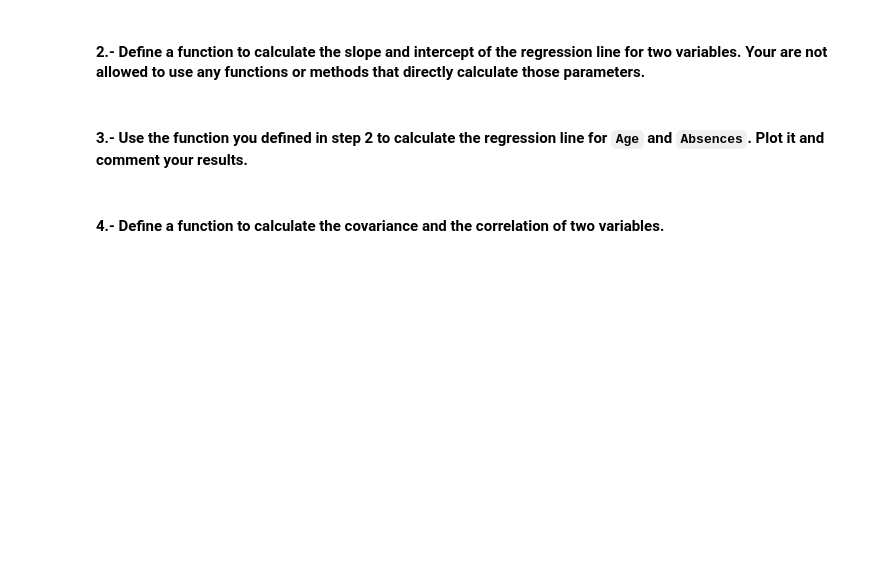
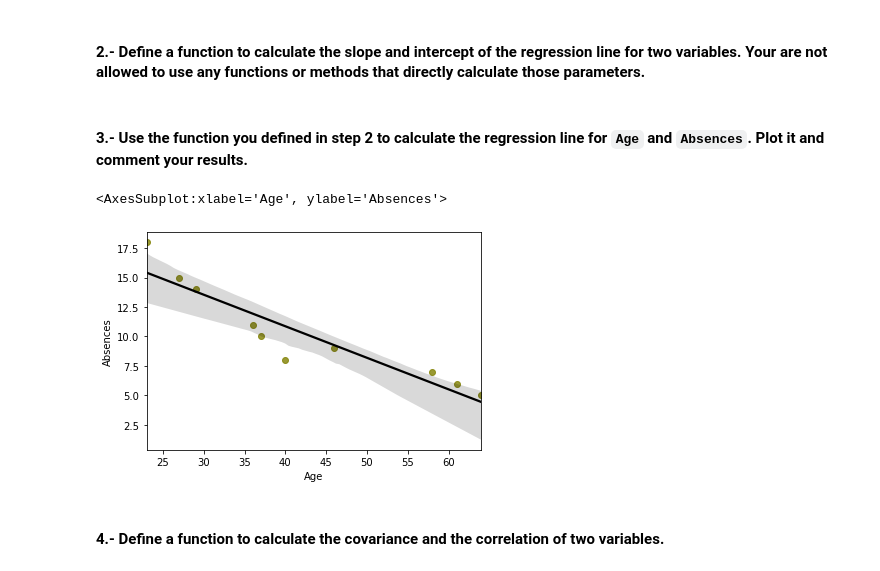
Before and after one commit to ta-data-remote/lab-linear-regression-correlation, a Jupyter notebook: your-code/main.ipynb, the cells around one changed output. Saved outputs shown, nothing was run; the diff lists cells and outputs as text; code cells hidden in the pictures; blank space fills up the shorter version.

```diff
--- a/your-code/main.ipynb
+++ b/your-code/main.ipynb
@@ -37,2 +62,9 @@ import pandas as pd
+# %%
+# your code here
+
+def slope_intercept(x,y):
+    slope = (np.mean(x*y) - (np.mean(x) * np.mean(y))) / (np.mean(np.power(x, 2)) - np.power(np.mean(x), 2))
+    intercept = (np.mean(y) - np.mean(x) * slope)
+    return slope, intercept
 # %% [markdown]
 #### 3.- Use the function you defined in step 2 to calculate the regression line for `Age` and `Absences`. Plot it and comment your results.
@@ -41,2 +71,11 @@ import pandas as pd
+# %%
+# your code here
+
+slope, intercept = slope_intercept(data['Age'], data['Absences'])
+
+sns.regplot(x='Age',y='Absences', data=data, scatter_kws={"color": "olive"}, line_kws={"color": "black"})
+# %% [output]
+<AxesSubplot:xlabel='Age', ylabel='Absences'>
+[figure, added]
 # %%
 # your comments here
```
Also changed, not shown: parts of 19 cells of this notebook.
